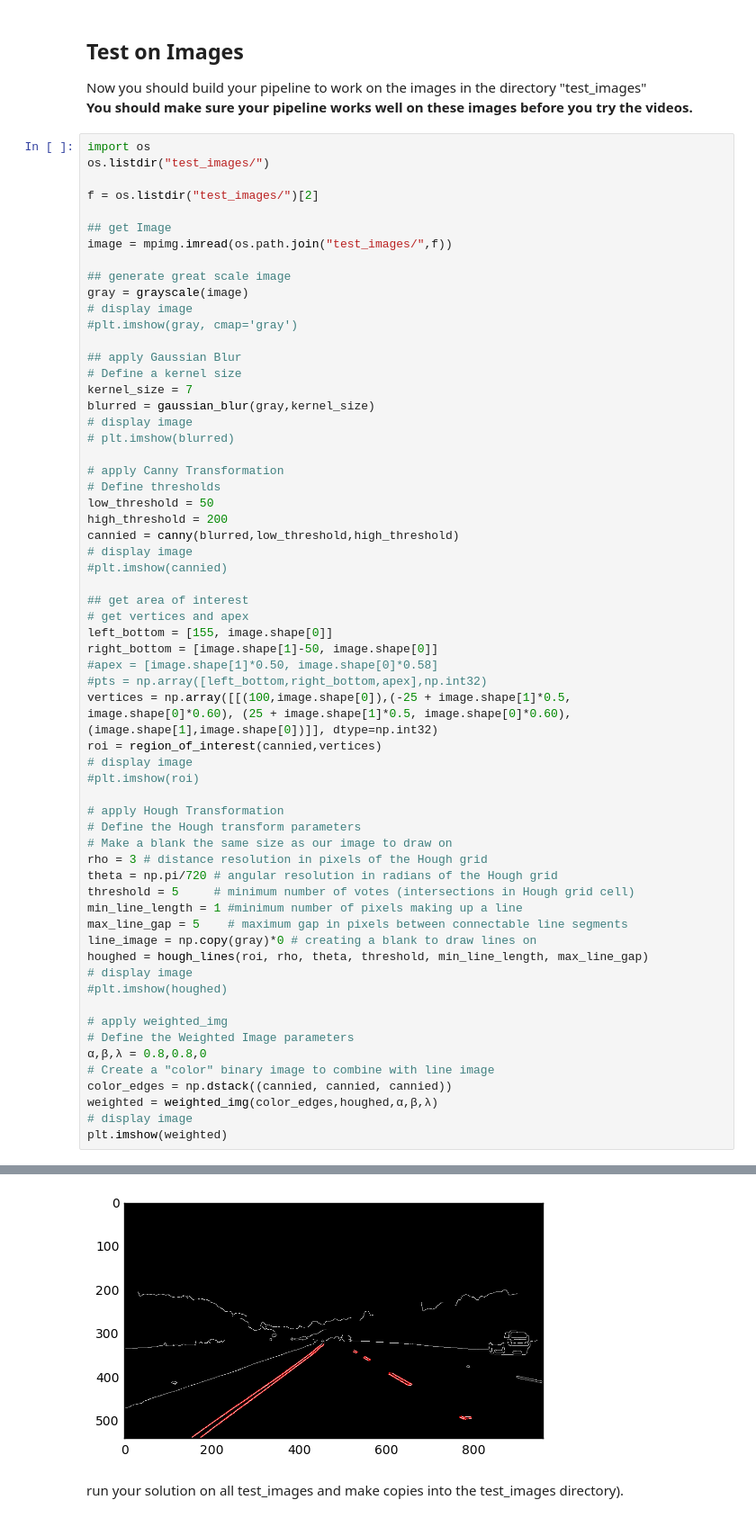
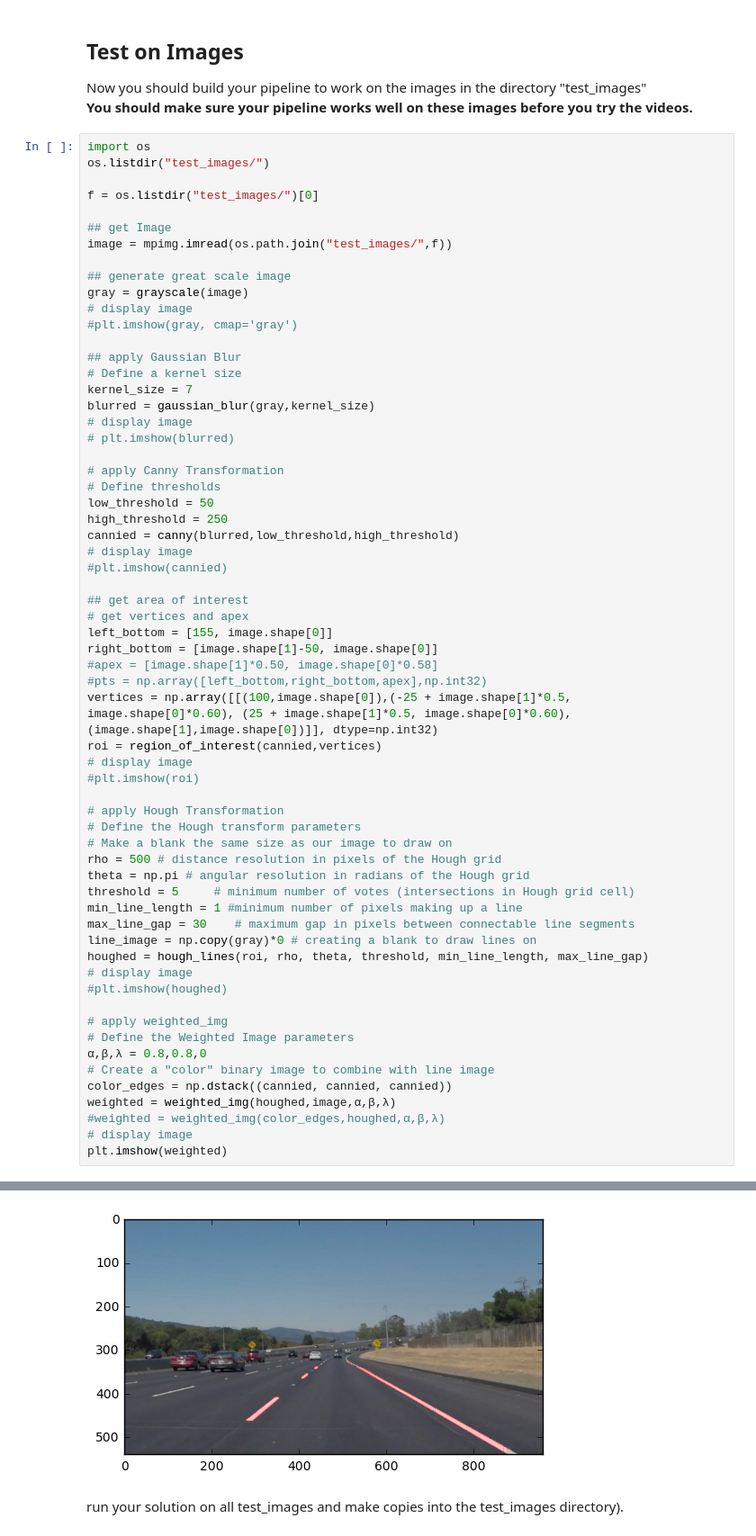
Before and after one commit to bpolania/Finding-Lane-Lines-on-the-Road, a Jupyter notebook: P1.ipynb, the cells around one changed output, grey strips where cells are left out. Shown at 90% size. Saved outputs shown, nothing was run; the diff lists cells and outputs as text.

```diff
--- a/P1.ipynb
+++ b/P1.ipynb
@@ -161,7 +161,7 @@ Now you should build your pipeline to work on the images in the directory "test_
 import os
 os.listdir("test_images/")
 
-f = os.listdir("test_images/")[2]
+f = os.listdir("test_images/")[0]
 
 ## get Image
 image = mpimg.imread(os.path.join("test_images/",f))
@@ -181,7 +181,7 @@ blurred = gaussian_blur(gray,kernel_size)
 # apply Canny Transformation
 # Define thresholds
 low_threshold = 50
-high_threshold = 200
+high_threshold = 250
 cannied = canny(blurred,low_threshold,high_threshold)
 # display image
 #plt.imshow(cannied)
@@ -189,38 +189,39 @@ cannied = canny(blurred,low_threshold,high_threshold)
 ## get area of interest
 # get vertices and apex
 left_bottom = [155, image.shape[0]]
 right_bottom = [image.shape[1]-50, image.shape[0]]
 #apex = [image.shape[1]*0.50, image.shape[0]*0.58]
 #pts = np.array([left_bottom,right_bottom,apex],np.int32)
 vertices = np.array([[(100,image.shape[0]),(-25 + image.shape[1]*0.5, image.shape[0]*0.60), (25 + image.shape[1]*0.5, image.shape[0]*0.60), (image.shape[1],image.shape[0])]], dtype=np.int32)
 roi = region_of_interest(cannied,vertices)
 # display image
 #plt.imshow(roi)
 
 # apply Hough Transformation
 # Define the Hough transform parameters
 # Make a blank the same size as our image to draw on
-rho = 3 # distance resolution in pixels of the Hough grid
-theta = np.pi/720 # angular resolution in radians of the Hough grid
+rho = 500 # distance resolution in pixels of the Hough grid
+theta = np.pi # angular resolution in radians of the Hough grid
 threshold = 5     # minimum number of votes (intersections in Hough grid cell)
 min_line_length = 1 #minimum number of pixels making up a line
-max_line_gap = 5    # maximum gap in pixels between connectable line segments
+max_line_gap = 30    # maximum gap in pixels between connectable line segments
 line_image = np.copy(gray)*0 # creating a blank to draw lines on
 houghed = hough_lines(roi, rho, theta, threshold, min_line_length, max_line_gap)
 # display image
 #plt.imshow(houghed)
 
 # apply weighted_img
 # Define the Weighted Image parameters
 α,β,λ = 0.8,0.8,0
 # Create a "color" binary image to combine with line image
 color_edges = np.dstack((cannied, cannied, cannied))
-weighted = weighted_img(color_edges,houghed,α,β,λ)
+weighted = weighted_img(houghed,image,α,β,λ)
+#weighted = weighted_img(color_edges,houghed,α,β,λ)
 # display image
 plt.imshow(weighted)
 # %% [output]
 <matplotlib.image.AxesImage at 0x...>
-[figure, old version]
+[figure, new version]
 # %% [markdown]
 run your solution on all test_images and make copies into the test_images directory).
 # %% [markdown]
```
Also changed, not shown: parts of 6 cells of this notebook.
